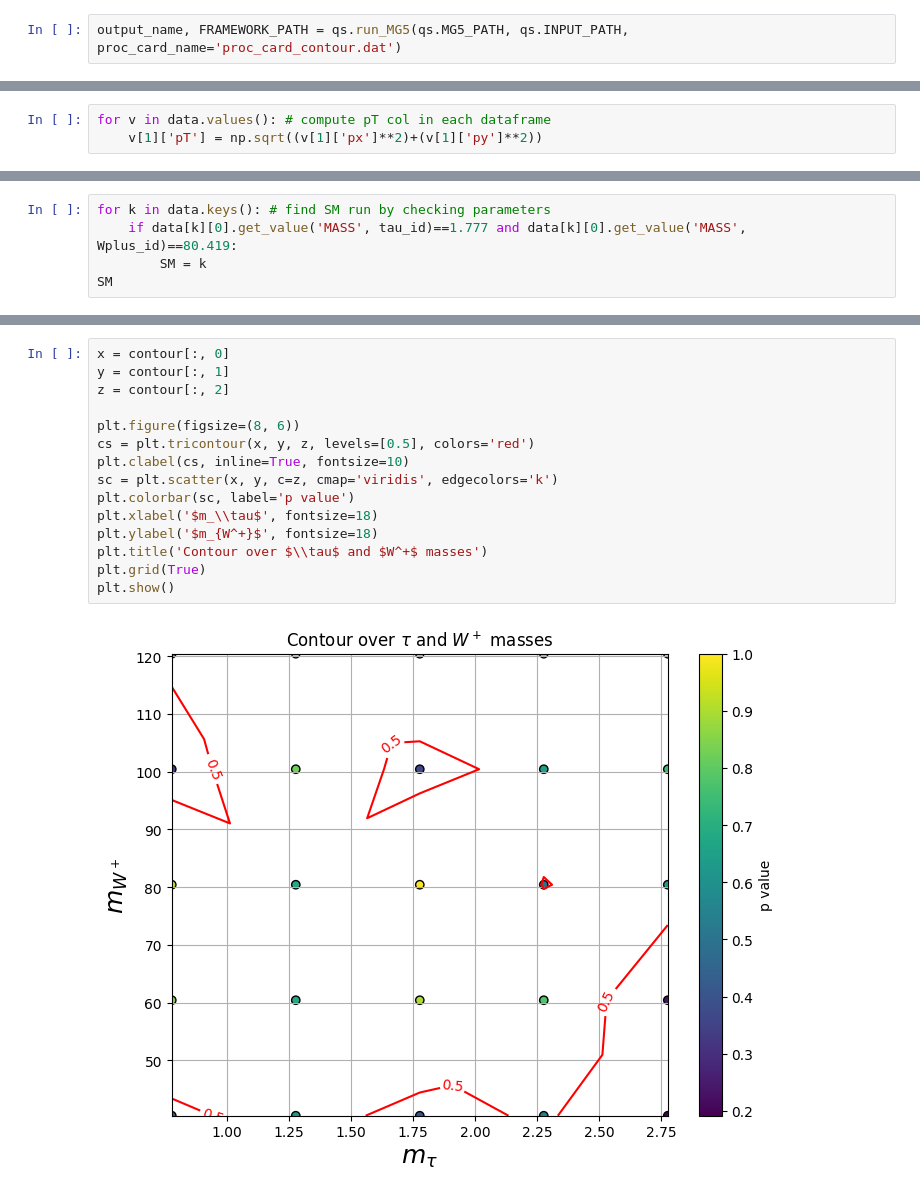
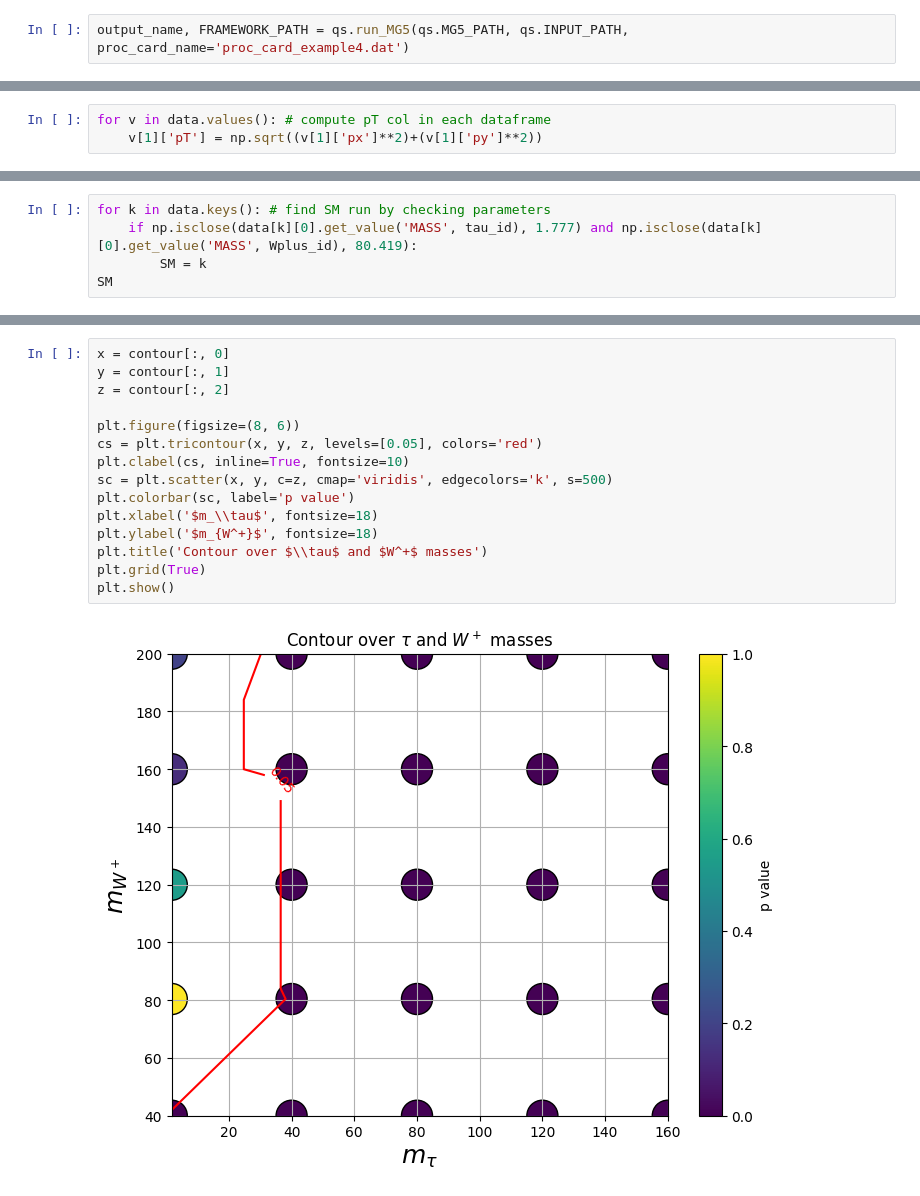
Before and after one commit to leo-megliola/mg5qs, a Jupyter notebook: notebook/E4.ipynb, the cells around one changed output, grey strips where cells are left out. Cells and saved outputs as stored; diff of their text form.

Commit message:
examples

```diff
--- a/notebook/E4.ipynb
+++ b/notebook/E4.ipynb
@@ -43,5 +25,5 @@ Text(value='add process p p > e- ve~ j @2', layout=Layout(width='550px'))
 # %%
-output_name, FRAMEWORK_PATH = qs.run_MG5(qs.MG5_PATH, qs.INPUT_PATH, proc_card_name='proc_card_contour.dat')
+output_name, FRAMEWORK_PATH = qs.run_MG5(qs.MG5_PATH, qs.INPUT_PATH, proc_card_name='proc_card_example4.dat')
 # %% [output]
 starting process...
 done
@@ -160,6 +152,6 @@ for v in data.values(): # compute pT col in each dataframe
 # %%
 for k in data.keys(): # find SM run by checking parameters
-    if data[k][0].get_value('MASS', tau_id)==1.777 and data[k][0].get_value('MASS', Wplus_id)==80.419:
+    if np.isclose(data[k][0].get_value('MASS', tau_id), 1.777) and np.isclose(data[k][0].get_value('MASS', Wplus_id), 80.419):
         SM = k
 SM
 # %% [output]
@@ -194,17 +186,17 @@ array([[  1.277     ,  80.419     ,   0.67948646],
 # %%
 x = contour[:, 0]
 y = contour[:, 1]
 z = contour[:, 2]
 
 plt.figure(figsize=(8, 6))
-cs = plt.tricontour(x, y, z, levels=[0.5], colors='red')
+cs = plt.tricontour(x, y, z, levels=[0.05], colors='red')
 plt.clabel(cs, inline=True, fontsize=10)
-sc = plt.scatter(x, y, c=z, cmap='viridis', edgecolors='k')
+sc = plt.scatter(x, y, c=z, cmap='viridis', edgecolors='k', s=500)
 plt.colorbar(sc, label='p value')
 plt.xlabel('$m_\\tau$', fontsize=18)
 plt.ylabel('$m_{W^+}$', fontsize=18)
 plt.title('Contour over $\\tau$ and $W^+$ masses')
 plt.grid(True)
 plt.show()
 # %% [output]
-[figure, old version]
+[figure, new version]
```
Also changed, not shown: parts of 10 cells of this notebook, 1 other file.
